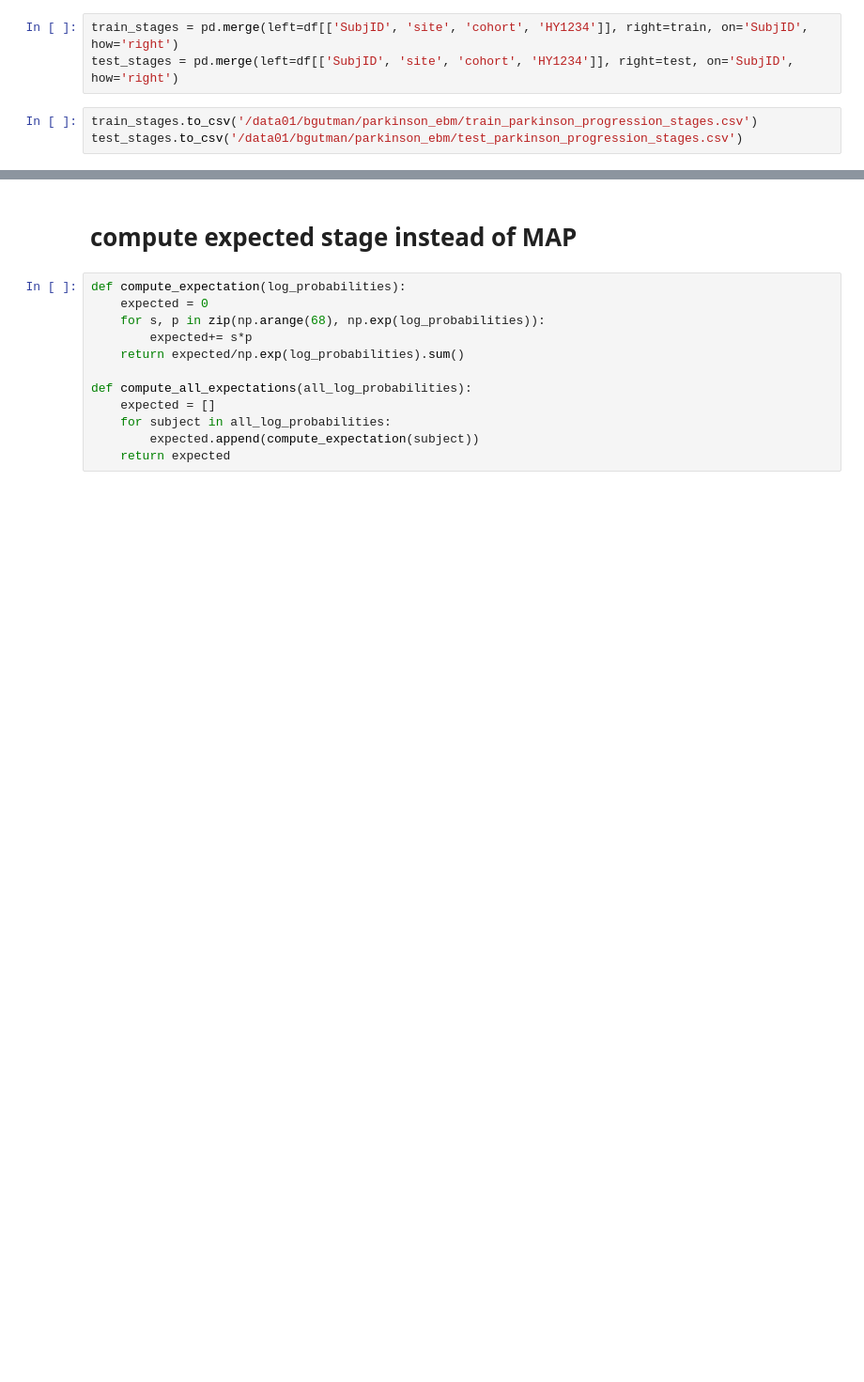
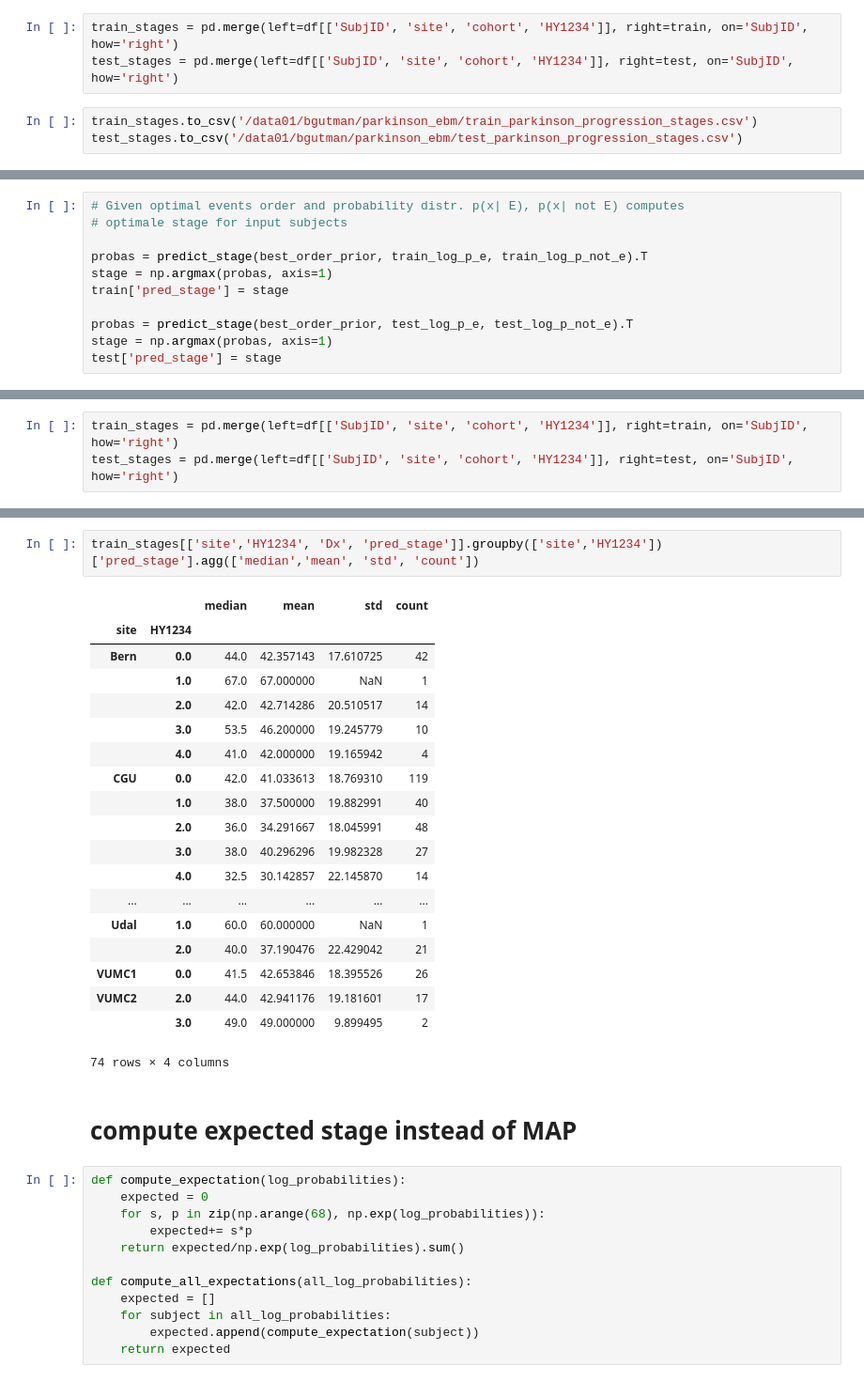
Before and after one commit to kurmukovai/ebm-progression, a Jupyter notebook: notebooks/1_analyze_results.ipynb, the cells around one changed output, grey strips where cells are left out. Shown at 94% size. Cells and saved outputs as stored; diff of their text form; blank space fills up the shorter version.

```diff
--- a/notebooks/1_analyze_results.ipynb
+++ b/notebooks/1_analyze_results.ipynb
@@ -78,0 +98,11 @@ test_stages.to_csv('/data01/bgutman/parkinson_ebm/test_parkinson_progression_sta
+# %%
+# Given optimal events order and probability distr. p(x| E), p(x| not E) computes
+# optimale stage for input subjects
+
+probas = predict_stage(best_order_prior, train_log_p_e, train_log_p_not_e).T
+stage = np.argmax(probas, axis=1)
+train['pred_stage'] = stage
+
+probas = predict_stage(best_order_prior, test_log_p_e, test_log_p_not_e).T
+stage = np.argmax(probas, axis=1)
+test['pred_stage'] = stage
@@ -78,0 +120,3 @@ test_stages.to_csv('/data01/bgutman/parkinson_ebm/test_parkinson_progression_sta
+# %%
+train_stages = pd.merge(left=df[['SubjID', 'site', 'cohort', 'HY1234']], right=train, on='SubjID', how='right')
+test_stages = pd.merge(left=df[['SubjID', 'site', 'cohort', 'HY1234']], right=test, on='SubjID', how='right')
@@ -79,3 +148,25 @@ test_stages.to_csv('/data01/bgutman/parkinson_ebm/test_parkinson_progression_sta
+# %%
+train_stages[['site','HY1234', 'Dx', 'pred_stage']].groupby(['site','HY1234'])['pred_stage'].agg(['median','mean', 'std', 'count'])
+# %% [output]
+|  |  | median | mean | std | count |
+| site | HY1234 |  |  |  |  |
+| Bern | 0.0 | 44.0 | 42.357143 | 17.610725 | 42 |
+|  | 1.0 | 67.0 | 67.000000 | NaN | 1 |
+|  | 2.0 | 42.0 | 42.714286 | 20.510517 | 14 |
+|  | 3.0 | 53.5 | 46.200000 | 19.245779 | 10 |
+|  | 4.0 | 41.0 | 42.000000 | 19.165942 | 4 |
+| CGU | 0.0 | 42.0 | 41.033613 | 18.769310 | 119 |
+|  | 1.0 | 38.0 | 37.500000 | 19.882991 | 40 |
+|  | 2.0 | 36.0 | 34.291667 | 18.045991 | 48 |
+|  | 3.0 | 38.0 | 40.296296 | 19.982328 | 27 |
+|  | 4.0 | 32.5 | 30.142857 | 22.145870 | 14 |
+| ... | ... | ... | ... | ... | ... |
+| Udal | 1.0 | 60.0 | 60.000000 | NaN | 1 |
+|  | 2.0 | 40.0 | 37.190476 | 22.429042 | 21 |
+| VUMC1 | 0.0 | 41.5 | 42.653846 | 18.395526 | 26 |
+| VUMC2 | 2.0 | 44.0 | 42.941176 | 19.181601 | 17 |
+|  | 3.0 | 49.0 | 49.000000 | 9.899495 | 2 |
+74 rows × 4 columns
 # %% [markdown]
 # compute expected stage instead of MAP
 # %%
```
Also changed, not shown: parts of 12 cells of this notebook, 2 other files.
